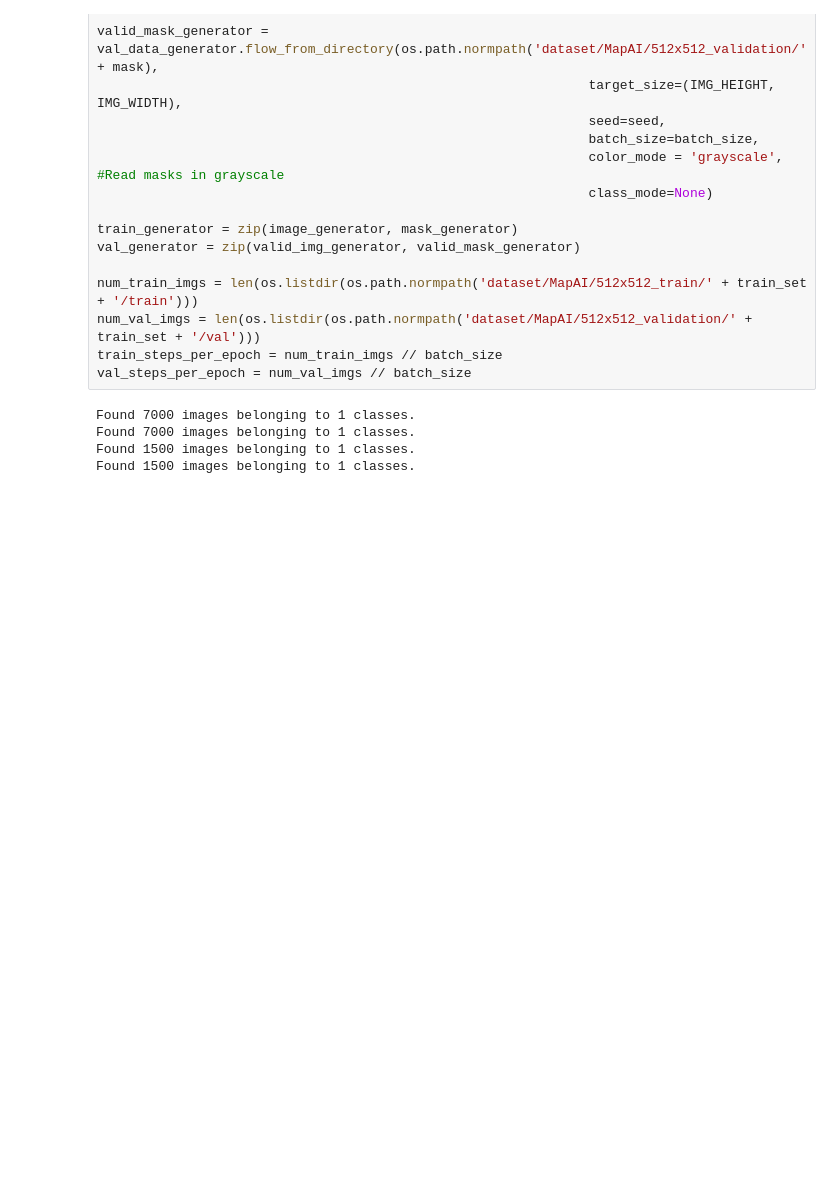
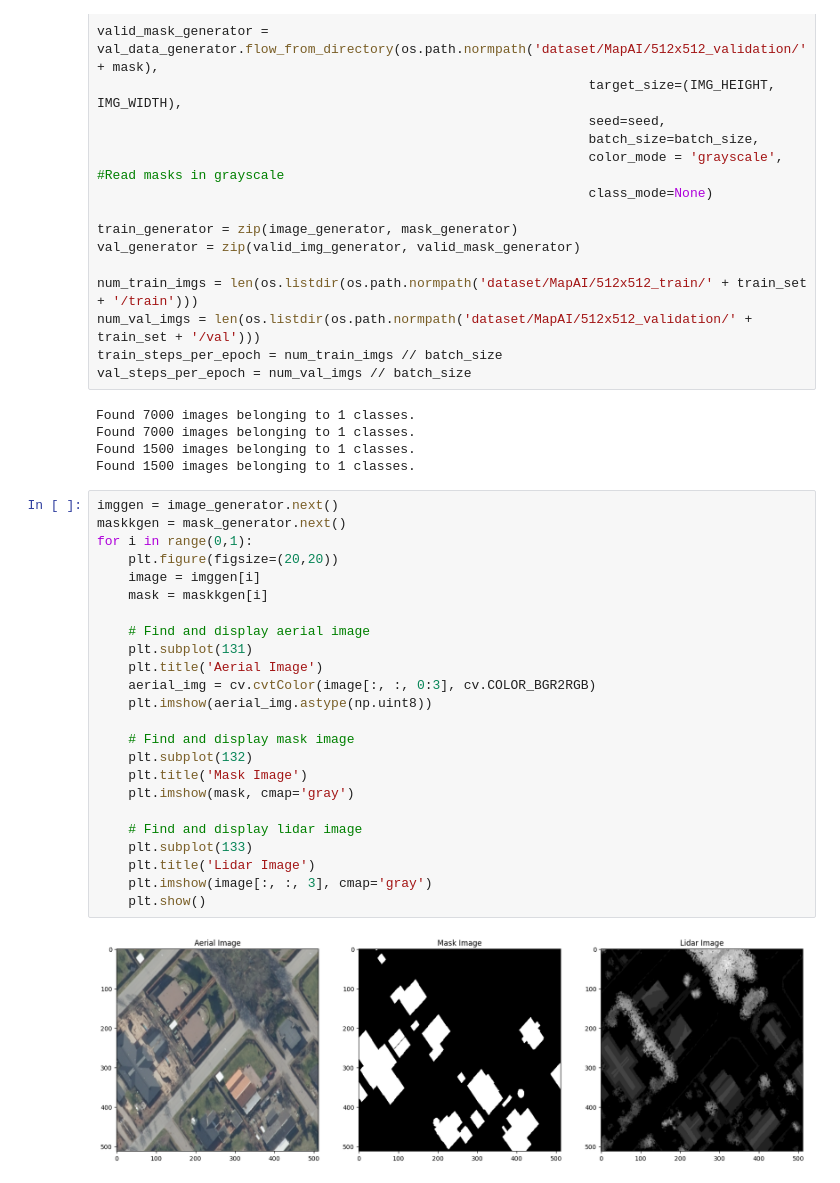
Before and after one commit to erikx50/A-Machine-Learning-approach-for-Building-Segmentation-using-laser-data, a Jupyter notebook: test.ipynb, the cells around one changed output. Cells and saved outputs as stored; diff of their text form; blank space fills up the shorter version.

```diff
--- a/test.ipynb
+++ b/test.ipynb
@@ -115,6 +116,32 @@ Found 7000 images belonging to 1 classes.
 Found 7000 images belonging to 1 classes.
 Found 1500 images belonging to 1 classes.
 Found 1500 images belonging to 1 classes.
+# %%
+imggen = image_generator.next()
+maskkgen = mask_generator.next()
+for i in range(0,1):
+    plt.figure(figsize=(20,20))
+    image = imggen[i]
+    mask = maskkgen[i]
+
+    # Find and display aerial image
+    plt.subplot(131)
+    plt.title('Aerial Image')
+    aerial_img = cv.cvtColor(image[:, :, 0:3], cv.COLOR_BGR2RGB)
+    plt.imshow(aerial_img.astype(np.uint8))
+
+    # Find and display mask image
+    plt.subplot(132)
+    plt.title('Mask Image')
+    plt.imshow(mask, cmap='gray')
+
+    # Find and display lidar image
+    plt.subplot(133)
+    plt.title('Lidar Image')
+    plt.imshow(image[:, :, 3], cmap='gray')
+    plt.show()
+# %% [output]
+[figure, added]
 # %%
 # Create callback for model.
 # ModelCheckpoint -> Creates checkpoints after each epoch
```
Also changed, not shown: parts of 4 cells of this notebook, 3 other files.
